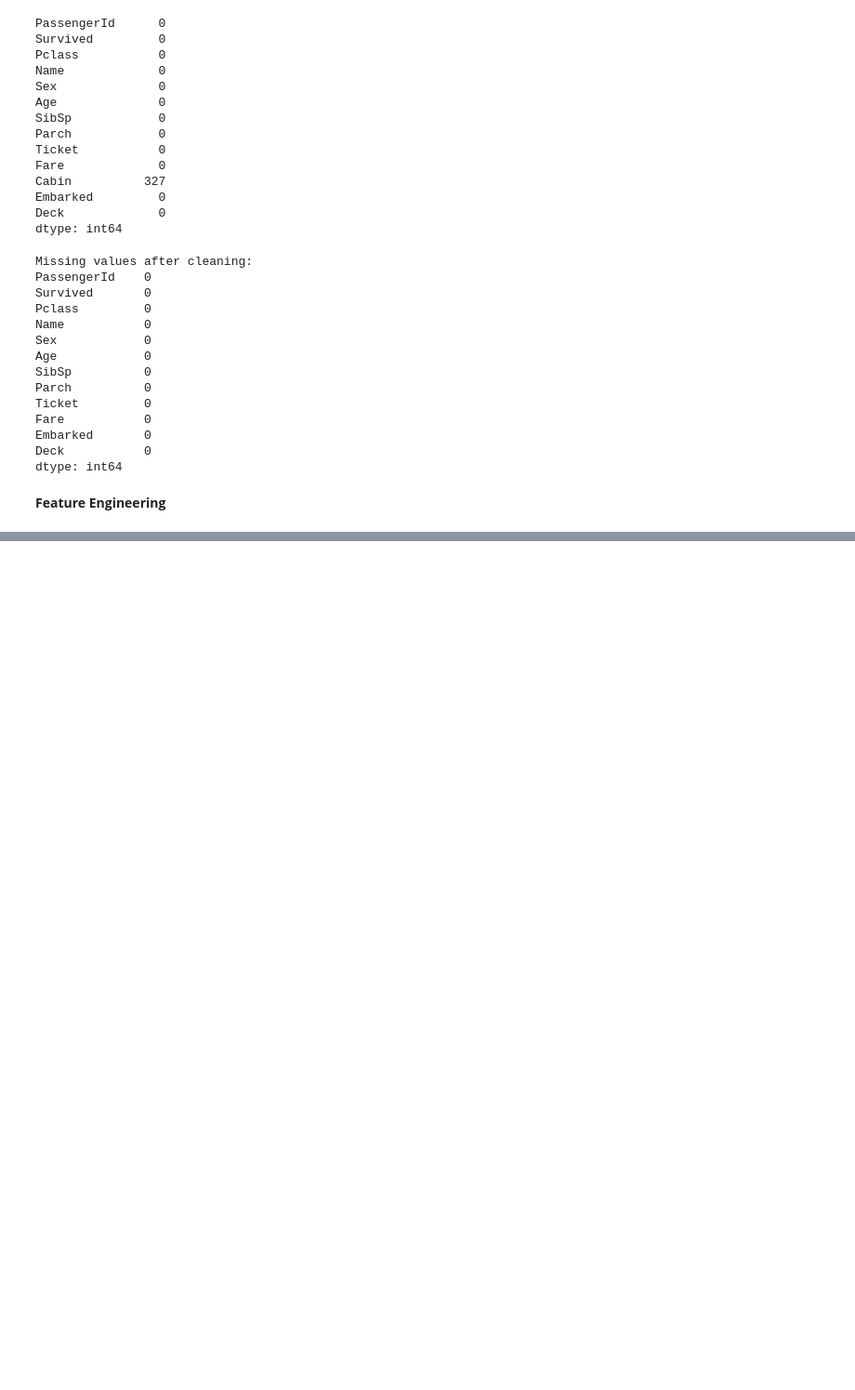
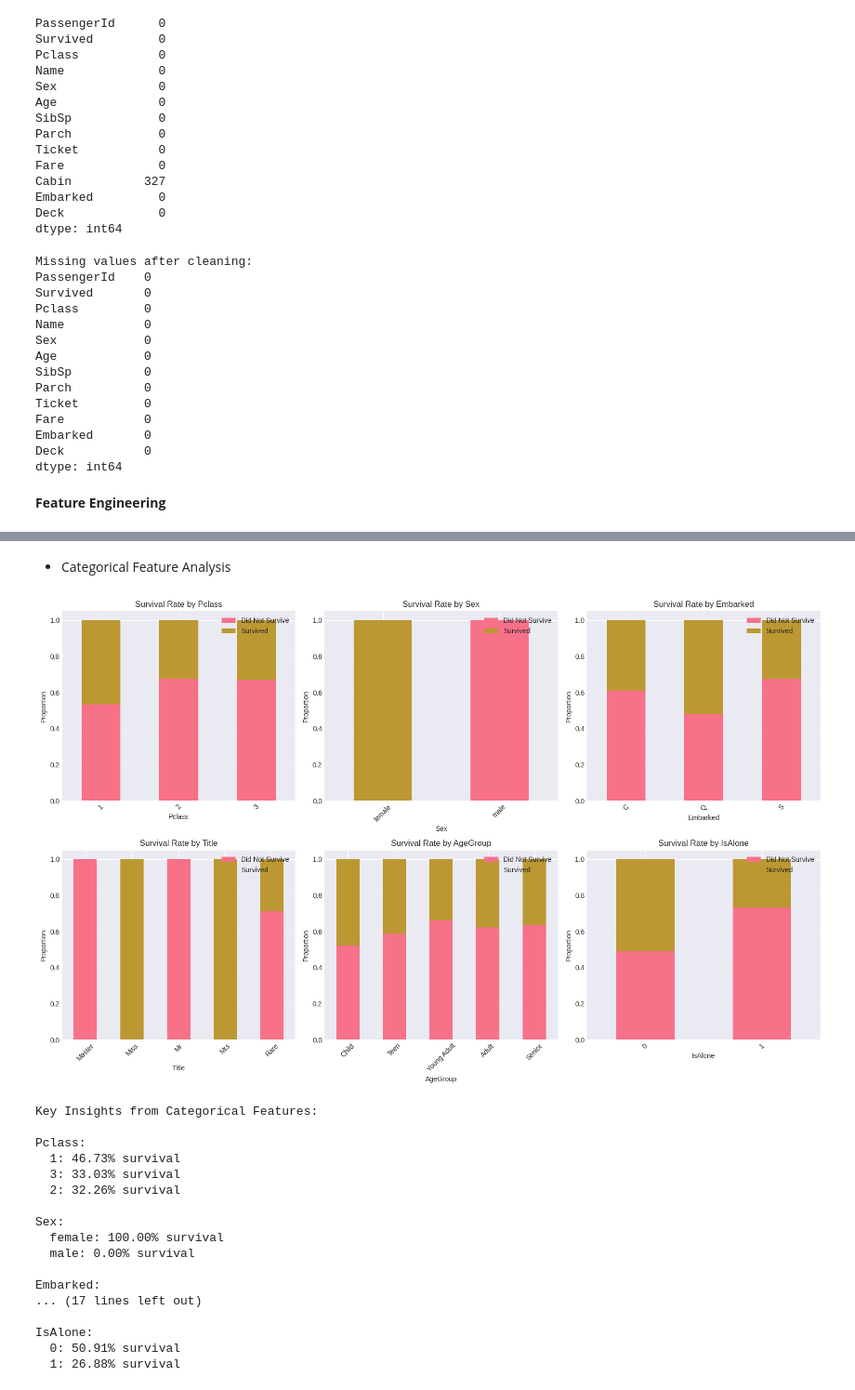
Before and after one commit to bouyassine11/Beginner-Level---Titanic-Survival-Prediction, a Jupyter notebook: notebook.ipynb, the cells around one changed output, grey strips where cells are left out. Shown at 93% size. Saved outputs shown, nothing was run; the diff lists cells and outputs as text; code cells hidden in the pictures; blank space fills up the shorter version.

```diff
--- a/notebook.ipynb
+++ b/notebook.ipynb
@@ -217,0 +322,52 @@ df_clean['AgeGroup'] = pd.cut(df_clean['Age'],
+# %% [markdown]
+* Categorical Feature Analysis
+# %%
+# Analyze survival by key categorical features
+categorical_features = ['Pclass', 'Sex', 'Embarked', 'Title', 'AgeGroup', 'IsAlone']
+
+fig, axes = plt.subplots(2, 3, figsize=(16, 10))
+axes = axes.flatten()
+
+for idx, feature in enumerate(categorical_features):
+    if feature in df_clean.columns:
+        # Create cross-tabulation
+        crosstab = pd.crosstab(df_clean[feature], df_clean['Survived'], normalize='index')
+
+        # Plot
+        crosstab.plot(kind='bar', ax=axes[idx], stacked=True)
+        axes[idx].set_title(f'Survival Rate by {feature}')
+        axes[idx].set_xlabel(feature)
+        axes[idx].set_ylabel('Proportion')
+        axes[idx].legend(['Did Not Survive', 'Survived'])
+        axes[idx].tick_params(axis='x', rotation=45)
+
+plt.tight_layout()
+plt.show()
+
+# Key findings table
+print("Key Insights from Categorical Features:")
+for feature in categorical_features:
+    if feature in df_clean.columns:
+        survival_by_feature = df_clean.groupby(feature)['Survived'].mean().sort_values(ascending=False)
+        print(f"\n{feature}:")
+        for value, rate in survival_by_feature.items():
+            print(f"  {value}: {rate:.2%} survival")
+# %% [output]
+[figure, added]
+Key Insights from Categorical Features:
+
+Pclass:
+  1: 46.73% survival
+  3: 33.03% survival
+  2: 32.26% survival
+
+Sex:
+  female: 100.00% survival
+  male: 0.00% survival
+
+Embarked:
+... (17 lines left out)
+
+IsAlone:
+  0: 50.91% survival
+  1: 26.88% survival
```
Also changed, not shown: parts of 15 cells of this notebook.
